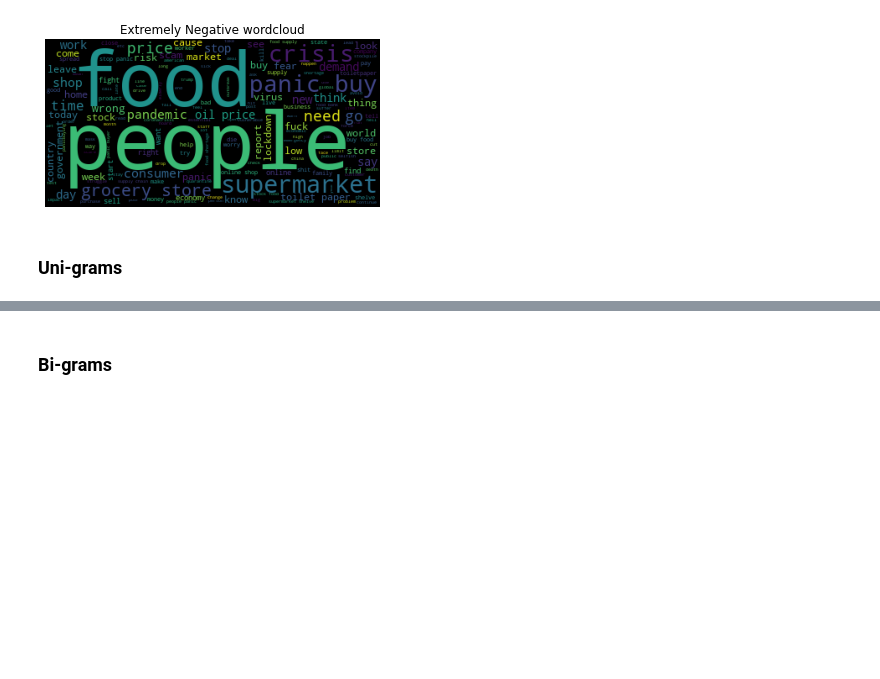
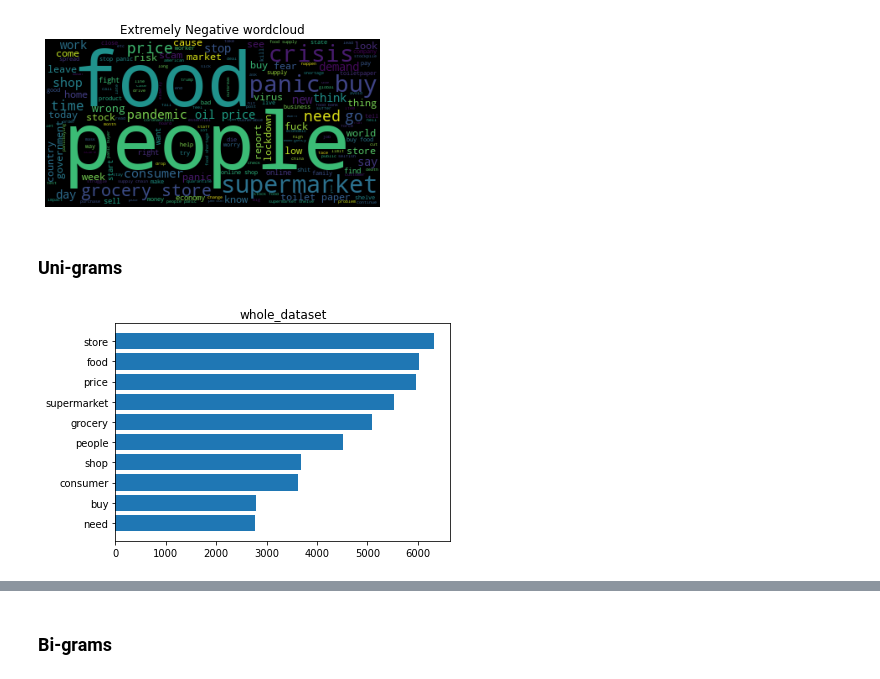
Before and after one commit to steliossid/covid19-classification, a Jupyter notebook: code.ipynb, the cells around one changed output, grey strips where cells are left out. Cells and saved outputs as stored; diff of their text form; code cells hidden in the pictures; blank space fills up the shorter version.

```diff
--- a/code.ipynb
+++ b/code.ipynb
@@ -234,9 +246,19 @@ def most_common_ngrams(sentiment, n_gram=1, n_common=10):
     wordlist = create_wordlist(sentiment)
     ngrams = zip(*[wordlist[i:] for i in range(n_gram)])
     counter = Counter(' '.join(ngram) for ngram in ngrams)
-    return counter.most_common(n_common)
+
+    most_common = counter.most_common(n_common)
+    count = [word[0] for word in most_common][::-1]
+    words = [word[1] for word in most_common][::-1]
+    plt.barh(count, words)
+    plt.title(sentiment)
+    plt.show()
 # %% [markdown]
 ### Uni-grams
+# %%
+most_common_ngrams("whole_dataset")
+# %% [output]
+[figure, added]
 # %%
 most_common_ngrams("Positive")
 # %% [output]
```
Also changed, not shown: parts of 18 cells of this notebook, 2 other files.
